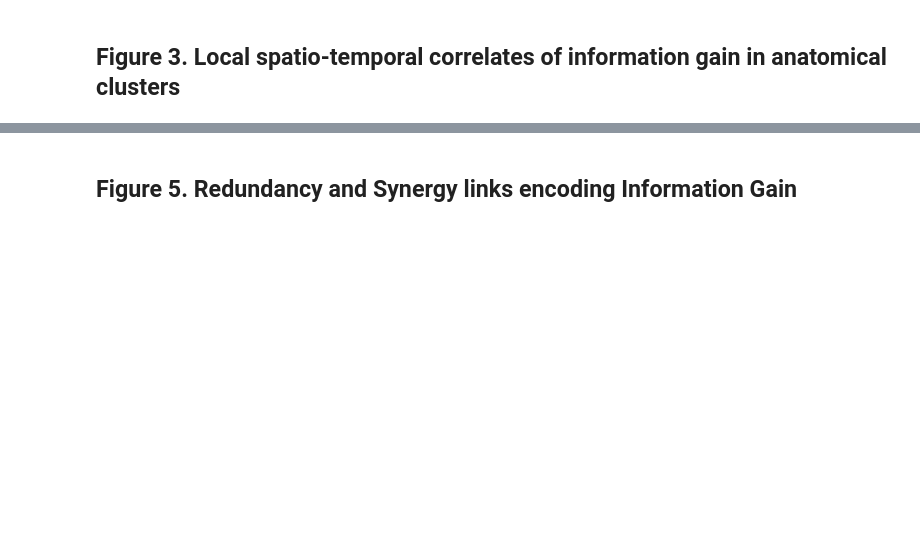
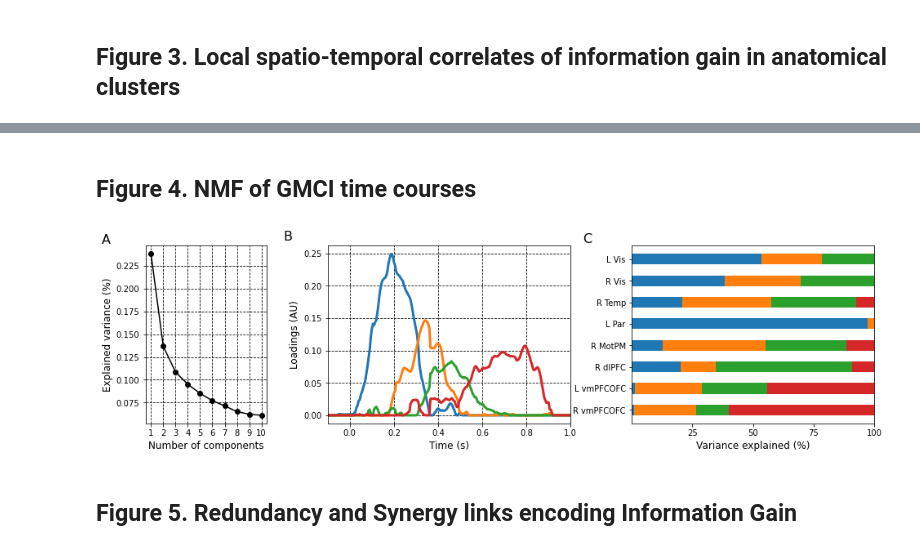
Before and after one commit to brainets/hosi_infogain, a Jupyter notebook: notebooks/main_figures.ipynb, the cells around one changed output, grey strips where cells are left out. Drawn from its saved outputs; the diff is of its cells as text; code cells hidden in the pictures; blank space fills up the shorter version.

```diff
--- a/notebooks/main_figures.ipynb
+++ b/notebooks/main_figures.ipynb
@@ -282,3 +138,5 @@ plot_cluster_timecourse(gcmi, ofc_1, 'vmPFC OFC R', 'G', ax7)
 plot_cluster_timecourse(gcmi, ofc_2, 'vmPFC OFC L', 'H', ax8)
 # %% [output]
 [figure]
+# %% [markdown]
+## Figure 4. NMF of GMCI time courses
@@ -285,3 +216,68 @@ plot_cluster_timecourse(gcmi, ofc_2, 'vmPFC OFC L', 'H', ax8)
+# %%
+import matplotlib as mpl
+category_colors = mpl.cm.RdYlGn(np.linspace(0.15, 0.85, 4))
+category_colors = ['C0', 'C1', 'C2', 'C3']
+
+
+category_names = ['n=1', 'n=2',
+                  'n=3', 'n=4']
+
+# Subplot per area
+fig, ((ax1, ax2, ax3)) = plt.subplots(1, 3, figsize=(16, 4), gridspec_kw={'width_ratios': [1, 2, 2]})
+# Adjust the spacing so that the third panel is move a bit to the right
+plt.subplots_adjust(wspace=0.3)
+
+
+# Plot variance explained in ax1
+ax1.plot(range(1, 11), err[1:11],'ko-')
+ax1.set_xlabel('Number of components', fontsize=12)
+ax1.set_ylabel('Explained variance (%)', fontsize=12)
+# Add xtick every 1
+ax1.set_xticks(range(1, 11))
+# add grid
+ax1.grid()
+ax1.text(-3., 0.25, 'A', fontsize=16)
+
+# Plot loadings
+for n in range(nmax):
+    ax2.plot(da_gcmi.times, W[:,n], label=f"n={n+1}", linewidth=3)
+ax2.set_xlim([-0.1, 1])
+ax2.set_xlabel('Time (s)', fontsize=12)
+ax2.grid(True)
+ax2.text(-0.3, 0.27, 'B', fontsize=16)
+# Add ylabels
+ax2.set_ylabel('Loadings (AU)', fontsize=12)
+
+
+ax3.invert_yaxis()
+ax3.xaxis.set_visible(True)
+ax3.set_xlim(0, np.sum(data, axis=1).max())
+for i, (colname, color) in enumerate(zip(category_names, category_colors)):
+
+    widths = data[:, i]
+    starts = data_cum[:, i] - widths
+    # Put labels on the right
+    rects = ax3.barh(areas, widths, left=starts, height=0.5,
+                     color=color)
+    #
+
+
+    # r, g, b, _ = color
+    # text_color = 'white' if r * g * b < 0.5 else 'darkgrey'
+
+    # ax.bar_label(rects, label_type='center', color=text_color)
+
+# ax.legend(ncol=4, bbox_to_anchor=(0, 1),
+#               loc='lower left', fontsize='small')
+
+ax3.set_xticks(np.arange(25, 101, 25))
+ax3.set_xticklabels(np.arange(25, 101, 25))
+ax3.set_xlabel('Variance explained (%)', fontsize=12)
+ax3.text(-20, -0.75, 'C', fontsize=16)
+
+plt.show()
+# %% [output]
+[figure, added]
 # %% [markdown]
 ## Figure 5. Redundancy and Synergy links encoding Information Gain
 # %%
```
Also changed, not shown: parts of 33 cells of this notebook, 1 other file.
